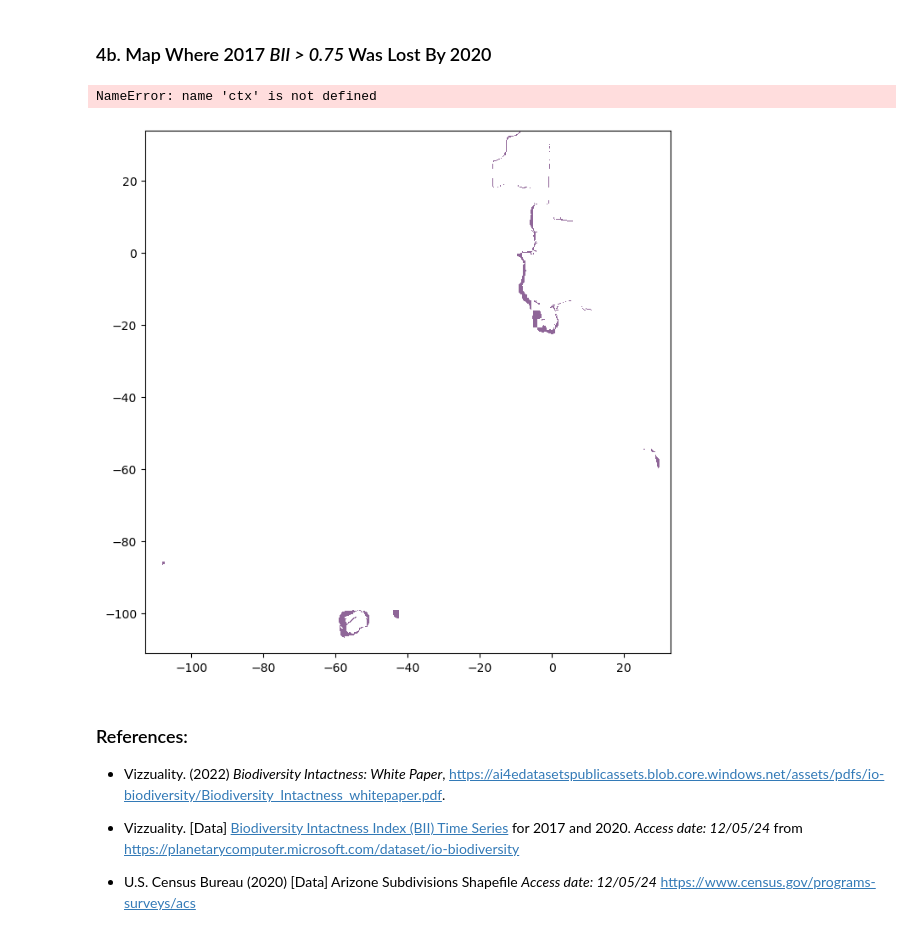
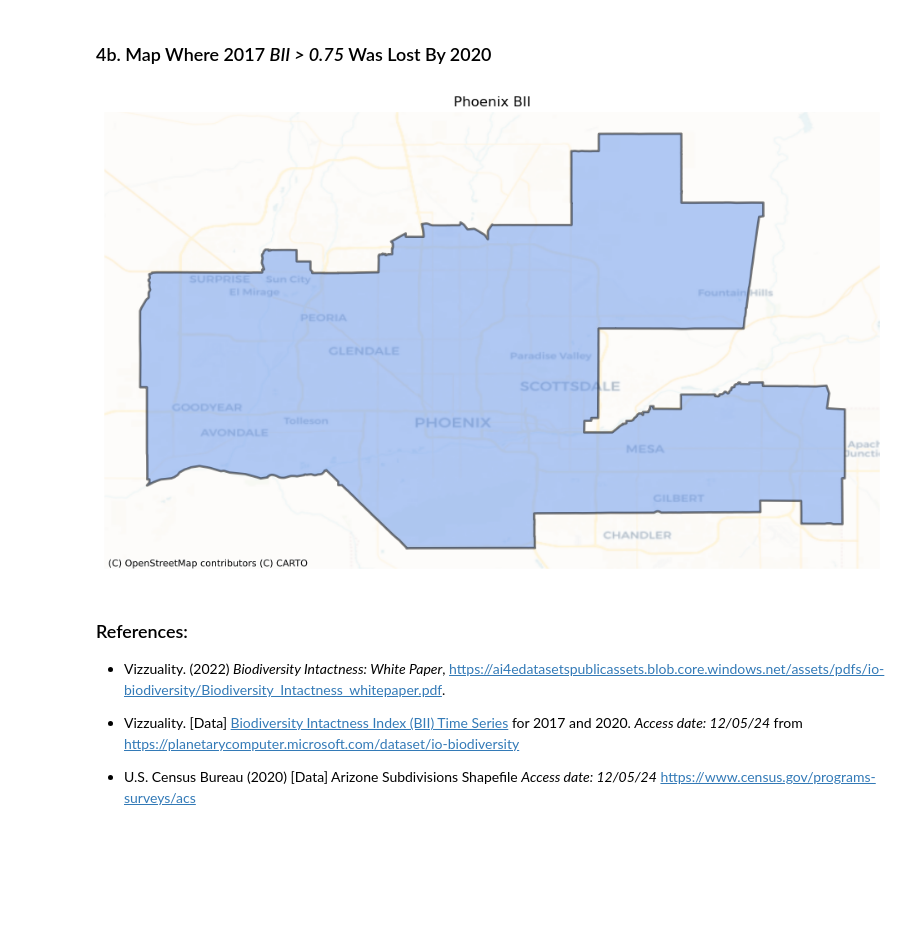
Before and after one commit to nicolelpepper/pheonix-bii-analysis, a Jupyter notebook: phoenix_bii_analysis.ipynb, the cells around one changed output. Drawn from its saved outputs; the diff is of its cells as text; code cells hidden in the pictures; blank space fills up the shorter version.

```diff
--- a/phoenix_bii_analysis.ipynb
+++ b/phoenix_bii_analysis.ipynb
@@ -246,0 +264,19 @@ bii_loss_np[bii_loss_np != 1] = np.nan
+# %%
+# ---- Identify areas of biodiversity loss ---
+
+# Subtract 2020 from 2017
+bii_loss = bii_2017_reclass - bii_2020_reclass
+
+# Convert DataArray to NumPy for indexing
+bii_loss_np = bii_loss.values.astype(float)  # convert so we can set 0 to NA
+
+# Set areas not equal to 1 to NaN
+bii_loss_np[bii_loss_np != 1] = np.nan
+
+# Reconvert NumPy array back to xarray.DataArray
+bii_loss_xr = xr.DataArray(
+    bii_loss_np,
+    dims=bii_loss.dims,
+    coords=bii_loss.coords,
+    attrs=bii_loss.attrs
+ )
@@ -249,35 +309,37 @@ bii_loss_np[bii_loss_np != 1] = np.nan
 # %%
 # Set up the plot
 fig, ax = plt.subplots(figsize=(12, 8))
 
-# Plot the biodiversity raster data with custom geographic bounds
-cax = ax.imshow(
-    bii_loss_np,
-    extent=bbox,  # Explicitly set the bounds to match the study area
-    interpolation='none',
-    cmap="viridis",
-    alpha=0.6
+# Plot the Phoenix shapefile (vector data - the study area)
+phoenix.plot(ax=ax, color="cornflowerblue", edgecolor='black', linewidth=2, alpha = 0.5)
+
+# Add basemap with contextily clipped to bounding box
+cx.add_basemap(ax,
+               crs=phoenix.crs,
+             source=cx.providers.CartoDB.Voyager)
+
+# 0 is transparent, 1 is yellow
+cmap = ListedColormap(["yellow", "white"])
+
+# Use matplotlib's imshow with the raster extent
+ax.imshow(
+    bii_loss,
+    extent=bbox,  # Define extent to match your spatial bounding box
+    alpha=0.6,  # Adjust transparency
+    interpolation="none",
+    cmap=cmap
 )
 
-# Add a basemap with contextily and clip it to the study area
-ct.add_basemap(
-    ax,
-    source=ct.providers.CartoDB.Positron,
-    zoom=7,  # Adjust the zoom level to show the study area context
-    extent=bbox  # Clip basemap to match the raster bounds
-)
+# Add map elements
+plt.title('Phoenix BII')
 
-# Add color bar and map elements
-fig.colorbar(cax, ax=ax, orientation="vertical", label="Biodiversity Loss")
-plt.title('Biodiversity Loss (2017 to 2020) with Simple Basemap')
-plt.xlabel("Longitude")
-plt.ylabel("Latitude")
+# Turn off axis ticks for a cleaner map view
+ax.set_axis_off()
 
 # Display the map
 plt.show()
 # %% [output]
-NameError: name 'ctx' is not defined
-[figure, old version]
+[figure, new version]
 # %% [markdown]
 ### References:
 
```
Also changed, not shown: parts of 19 cells of this notebook.
